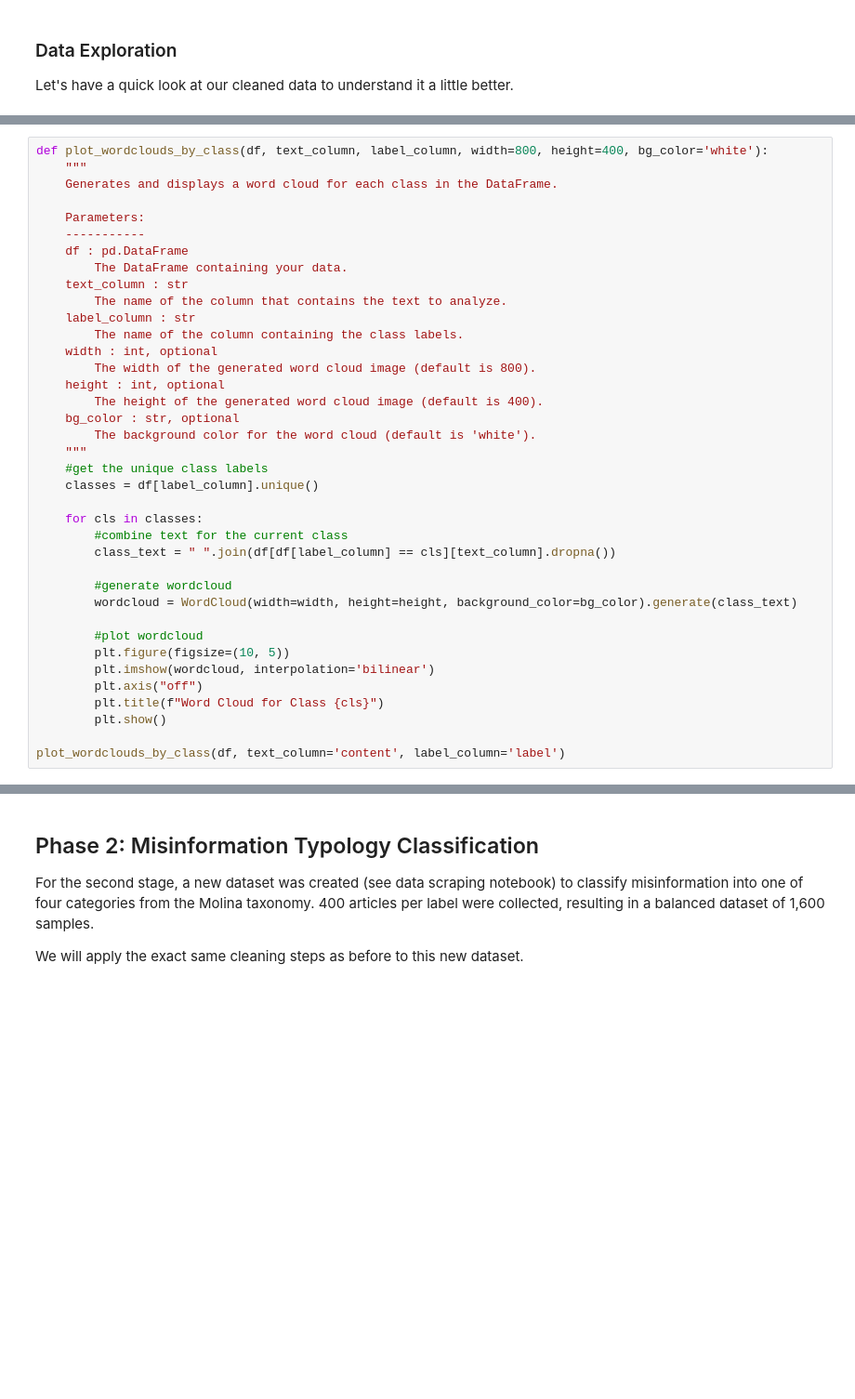
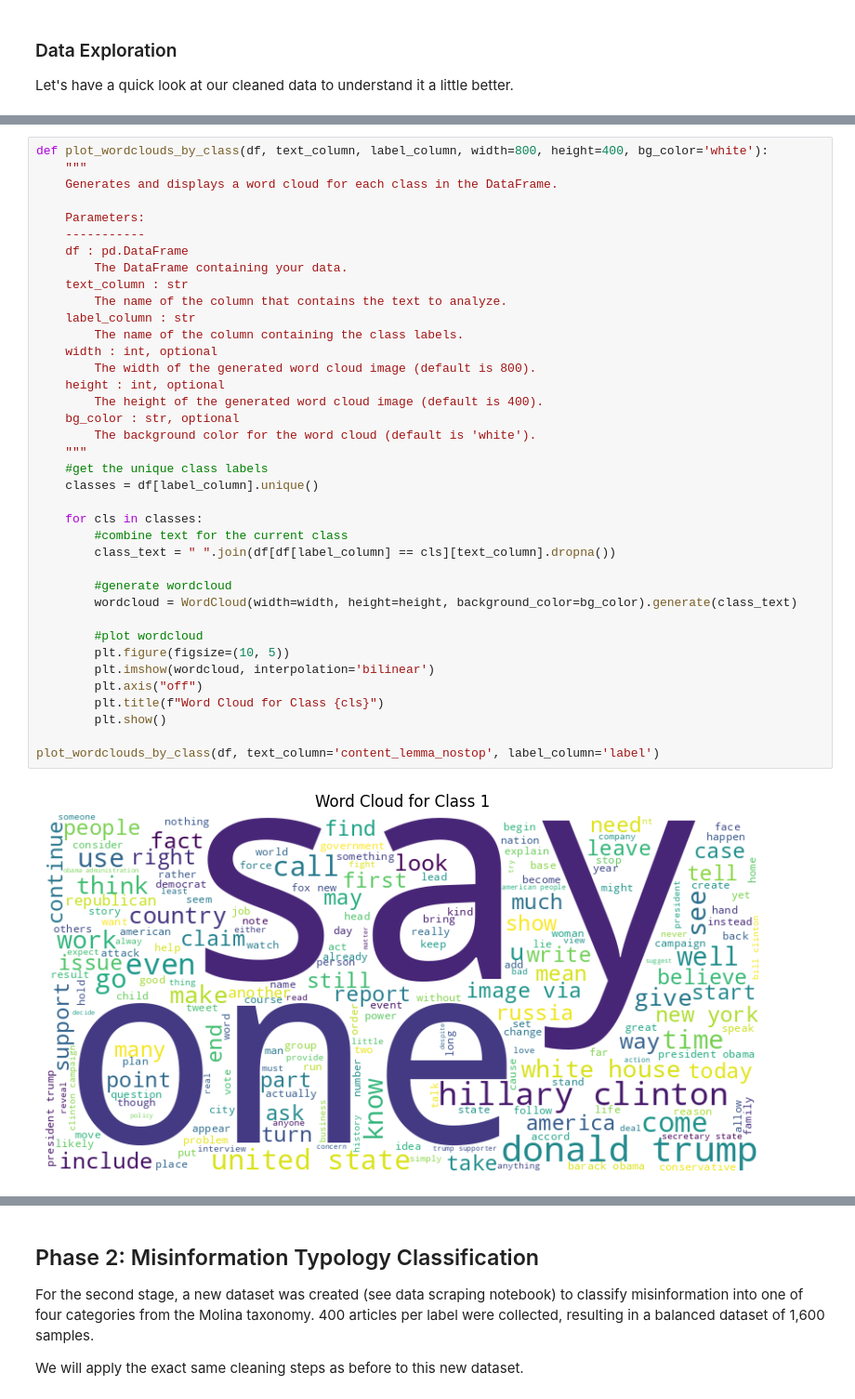
Before and after one commit to nuttymakes/TruthLens, a Jupyter notebook: Data/TruthLens Data Cleaning.ipynb, the cells around one changed output, grey strips where cells are left out. Shown at 93% size. Saved outputs shown, nothing was run; the diff lists cells and outputs as text; blank space fills up the shorter version.

```diff
--- a/Data/TruthLens Data Cleaning.ipynb
+++ b/Data/TruthLens Data Cleaning.ipynb
@@ -470,31 +495,33 @@ def plot_wordclouds_by_class(df, text_column, label_column, width=800, height=40
     df : pd.DataFrame
         The DataFrame containing your data.
     text_column : str
         The name of the column that contains the text to analyze.
     label_column : str
         The name of the column containing the class labels.
     width : int, optional
         The width of the generated word cloud image (default is 800).
     height : int, optional
         The height of the generated word cloud image (default is 400).
     bg_color : str, optional
         The background color for the word cloud (default is 'white').
     """
     #get the unique class labels
     classes = df[label_column].unique()
 
     for cls in classes:
         #combine text for the current class
         class_text = " ".join(df[df[label_column] == cls][text_column].dropna())
 
         #generate wordcloud
         wordcloud = WordCloud(width=width, height=height, background_color=bg_color).generate(class_text)
 
         #plot wordcloud
         plt.figure(figsize=(10, 5))
         plt.imshow(wordcloud, interpolation='bilinear')
         plt.axis("off")
         plt.title(f"Word Cloud for Class {cls}")
         plt.show()
 
-plot_wordclouds_by_class(df, text_column='content', label_column='label')
+plot_wordclouds_by_class(df, text_column='content_lemma_nostop', label_column='label')
+# %% [output]
+[figure, added]
```
Also changed, not shown: parts of 29 cells of this notebook.
